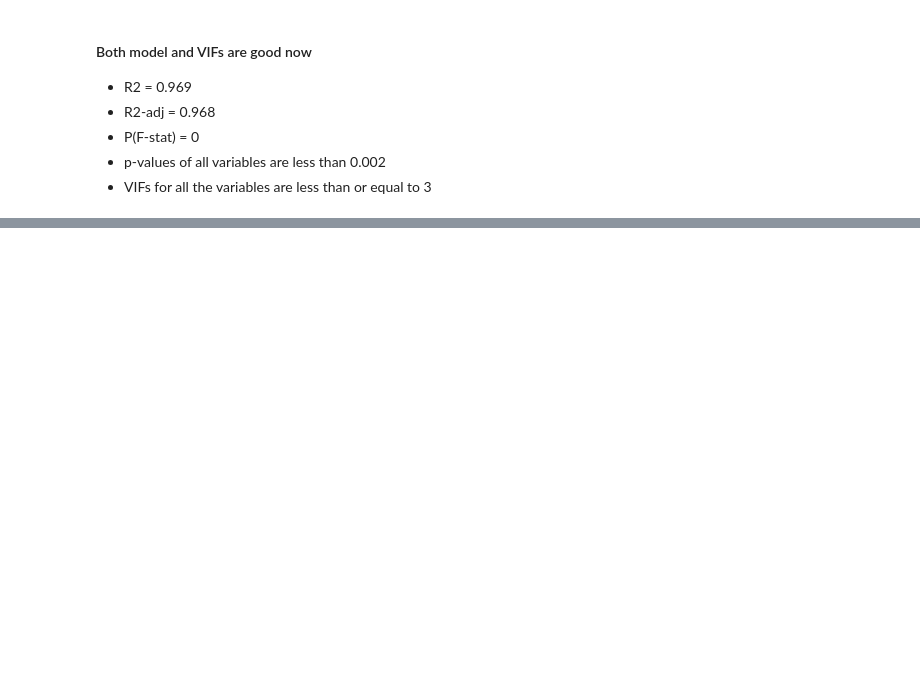
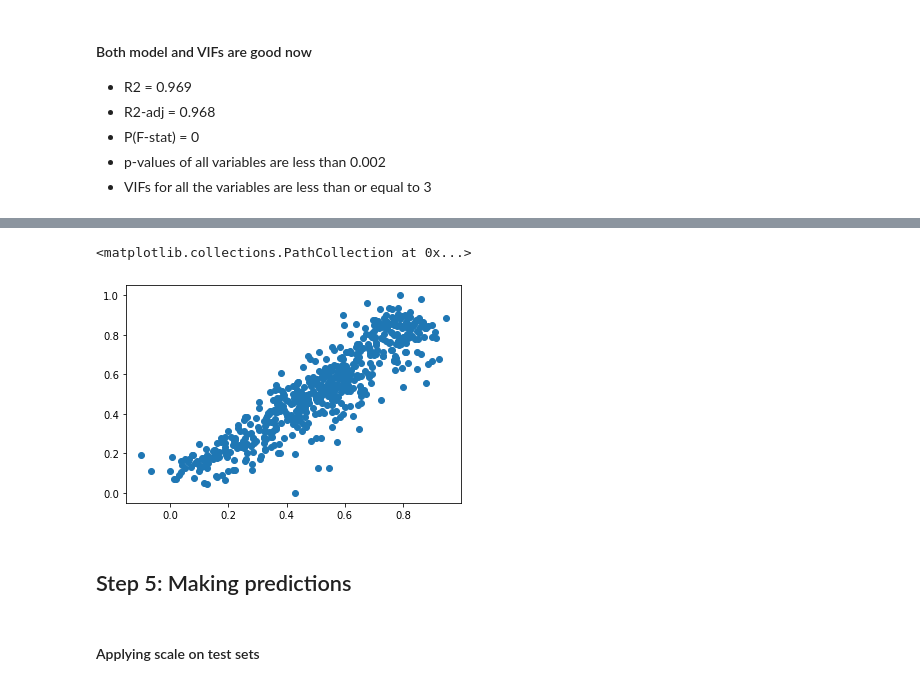
Before and after one commit to jawad360/epgp_course_2_bike_sharing_ass, a Jupyter notebook: bike_sharing.ipynb, the cells around one changed output, grey strips where cells are left out. Drawn from its saved outputs; the diff is of its cells as text; code cells hidden in the pictures; blank space fills up the shorter version.

```diff
--- a/bike_sharing.ipynb
+++ b/bike_sharing.ipynb
@@ -810,0 +842,9 @@ vif
+# %%
+plt.scatter(y_train_pred, y_train)
+# %% [output]
+<matplotlib.collections.PathCollection at 0x...>
+[figure, added]
+# %% [markdown]
+## Step 5: Making predictions
+# %% [markdown]
+#### Applying scale on test sets
```
Also changed, not shown: parts of 23 cells of this notebook.
